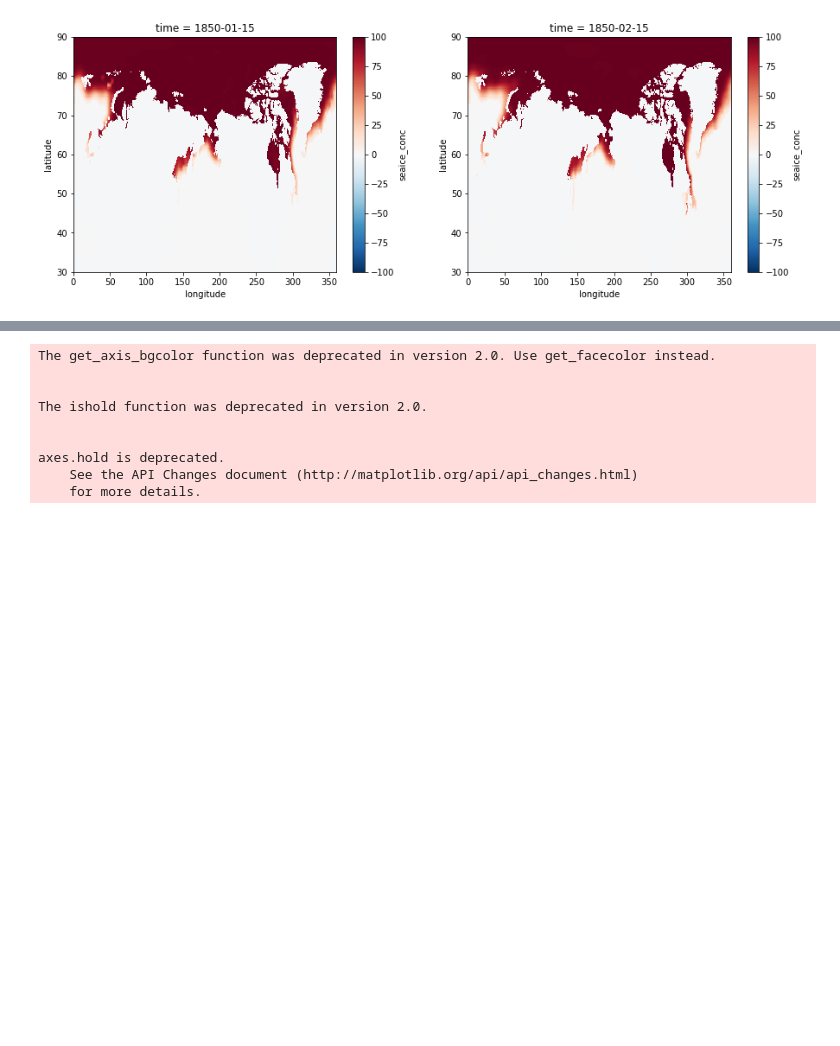
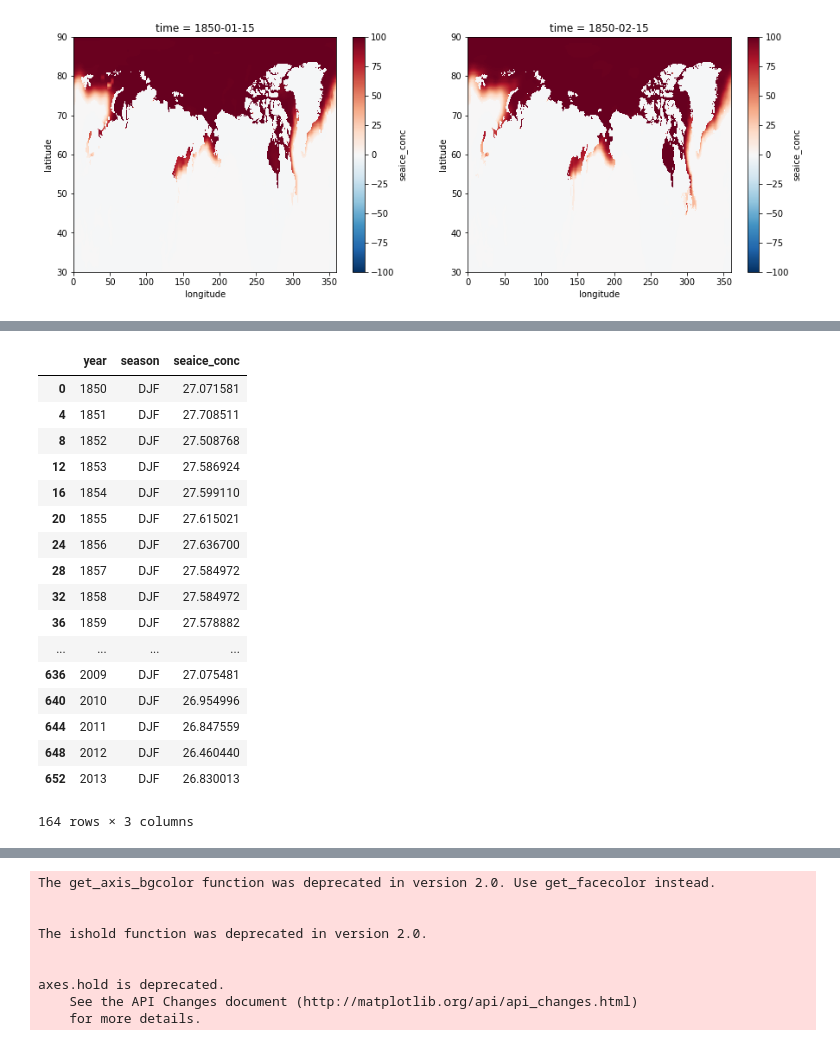
Before and after one commit to hfloresr/ArcticSea, a Jupyter notebook: explore_seaice.ipynb, the cells around one changed output, grey strips where cells are left out. Cells and saved outputs as stored; diff of their text form; code cells hidden in the pictures; blank space fills up the shorter version.

Commit message:
clean up dataframes

```diff
--- a/explore_seaice.ipynb
+++ b/explore_seaice.ipynb
@@ -139,0 +147,4 @@ se_df = se_df.reset_index()
+# %%
+seasons = nc.seaice_conc.groupby('time.season').mean('latitude').mean('longitude')
+# %%
+seas_df = seasons.to_dataframe()
@@ -140 +161,4 @@ se_df = se_df.reset_index()
+# %%
+seas_df = seas_df.groupby([lambda x: x.year, 'season']).mean()
+seas_df = seas_df.reset_index()
 # %%
@@ -156,6 +180,6 @@ se_df.head(n=12)
 # %%
-se_df.rename(columns={'level_0': 'year'}, inplace=True)
-se_df.head(n=12)
+seas_df.rename(columns={'level_0': 'year'}, inplace=True)
+seas_df.head(n=12)
 # %% [output]
 |  | year | season | seaice_conc |
 | 0 | 1850 | DJF | 27.071581 |
@@ -173 +197,22 @@ se_df.head(n=12)
+# %%
+seas_df.loc[seas_df['season'] == 'DJF']
+# %% [output]
+|  | year | season | seaice_conc |
+| 0 | 1850 | DJF | 27.071581 |
+| 4 | 1851 | DJF | 27.708511 |
+| 8 | 1852 | DJF | 27.508768 |
+| 12 | 1853 | DJF | 27.586924 |
+| 16 | 1854 | DJF | 27.599110 |
+| 20 | 1855 | DJF | 27.615021 |
+| 24 | 1856 | DJF | 27.636700 |
+| 28 | 1857 | DJF | 27.584972 |
+| 32 | 1858 | DJF | 27.584972 |
+| 36 | 1859 | DJF | 27.578882 |
+| ... | ... | ... | ... |
+| 636 | 2009 | DJF | 27.075481 |
+| 640 | 2010 | DJF | 26.954996 |
+| 644 | 2011 | DJF | 26.847559 |
+| 648 | 2012 | DJF | 26.460440 |
+| 652 | 2013 | DJF | 26.830013 |
+164 rows × 3 columns
 # %%
```
Also changed, not shown: parts of 22 cells of this notebook.
